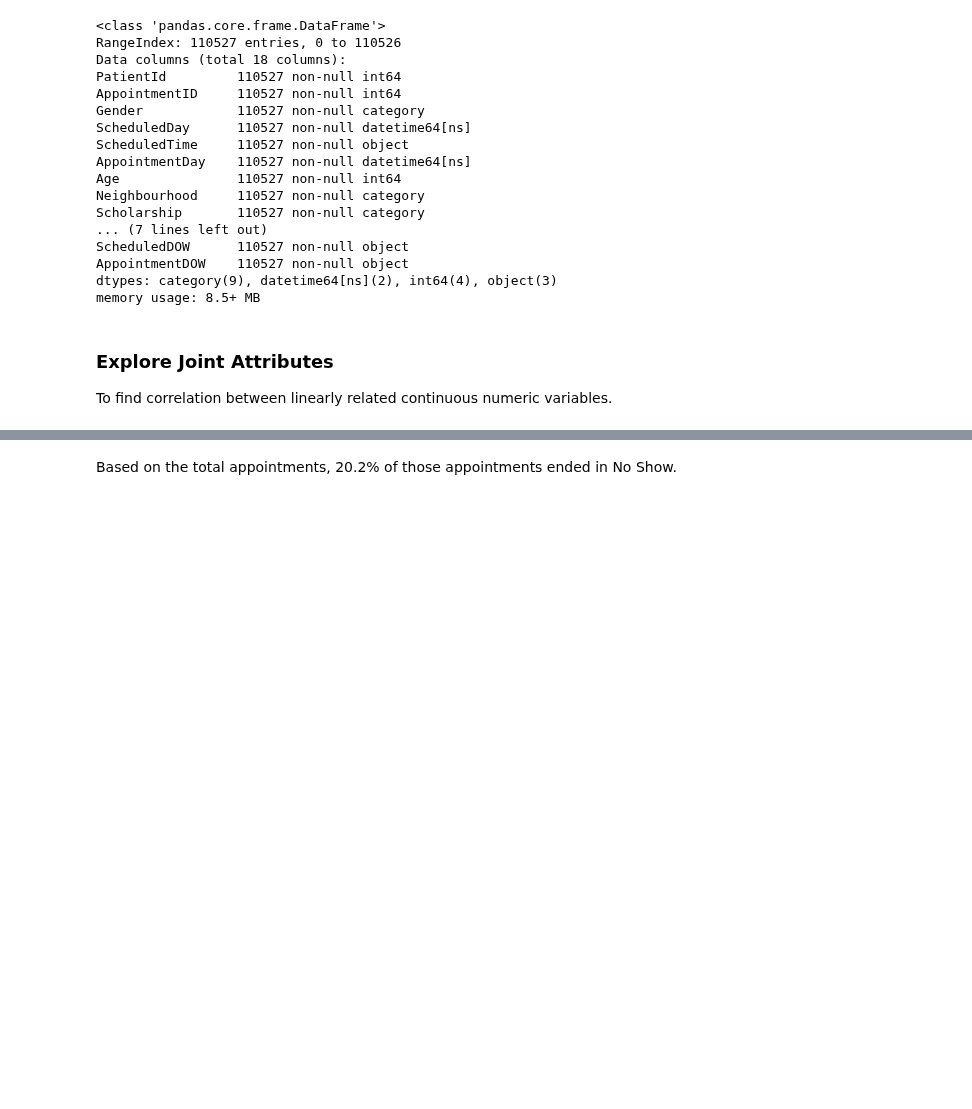
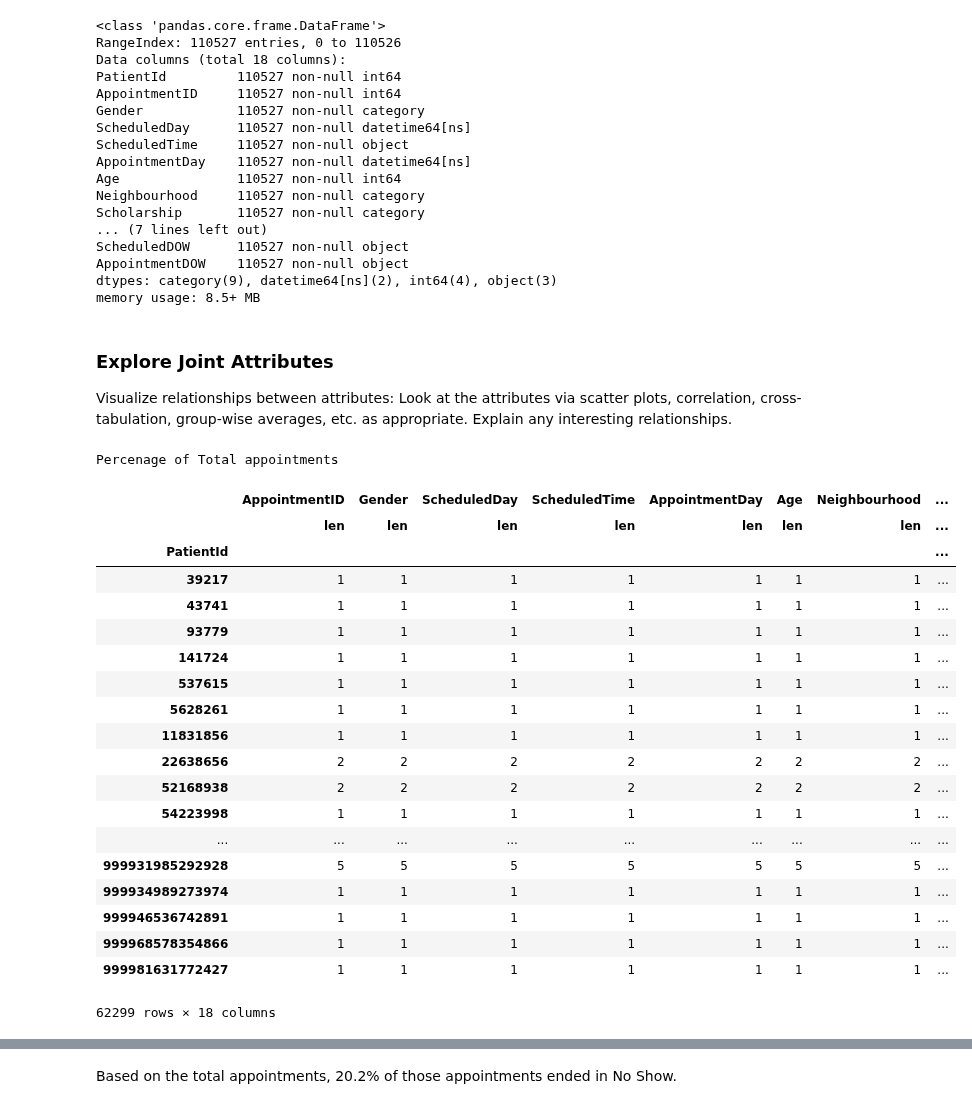
Before and after one commit to cdmorgan103/7331DataMiningNoShow, a Jupyter notebook: 7331DataMiningNoShow_CR.ipynb, the cells around one changed output, grey strips where cells are left out. Cells and saved outputs as stored; diff of their text form; code cells hidden in the pictures; blank space fills up the shorter version.

```diff
--- a/7331DataMiningNoShow_CR.ipynb
+++ b/7331DataMiningNoShow_CR.ipynb
@@ -341,9 +341,9 @@ ScheduledDOW      110527 non-null object
 AppointmentDOW    110527 non-null object
 dtypes: category(9), datetime64[ns](2), int64(4), object(3)
 memory usage: 8.5+ MB
-# %% [markdown]
-### Explore Joint Attributes
-To find correlation between linearly related continuous numeric variables.
+# %% [markdown]
+### Explore Joint Attributes
+Visualize relationships between attributes: Look at the attributes via scatter plots, correlation, cross-tabulation, group-wise averages, etc. as appropriate. Explain any interesting relationships.
 # %%
 %matplotlib inline
 import matplotlib.pyplot as plt
@@ -362,0 +363,26 @@ df = df.replace({'NoShow': {'Yes': True, 'No': False}})
+# %%
+pat_by_noshow = (df.groupby(['PatientId']).agg([len]))
+print("Percenage of Total appointments")
+pat_by_noshow
+# %% [output]
+Percenage of Total appointments
+|  | AppointmentID | Gender | ScheduledDay | ScheduledTime | AppointmentDay | Age | Neighbourhood | ... |
+|  | len | len | len | len | len | len | len | ... |
+| PatientId |  |  |  |  |  |  |  | ... |
+| 39217 | 1 | 1 | 1 | 1 | 1 | 1 | 1 | ... |
+| 43741 | 1 | 1 | 1 | 1 | 1 | 1 | 1 | ... |
+| 93779 | 1 | 1 | 1 | 1 | 1 | 1 | 1 | ... |
+| 141724 | 1 | 1 | 1 | 1 | 1 | 1 | 1 | ... |
+| 537615 | 1 | 1 | 1 | 1 | 1 | 1 | 1 | ... |
+| 5628261 | 1 | 1 | 1 | 1 | 1 | 1 | 1 | ... |
+| 11831856 | 1 | 1 | 1 | 1 | 1 | 1 | 1 | ... |
+| 22638656 | 2 | 2 | 2 | 2 | 2 | 2 | 2 | ... |
+| 52168938 | 2 | 2 | 2 | 2 | 2 | 2 | 2 | ... |
+| 54223998 | 1 | 1 | 1 | 1 | 1 | 1 | 1 | ... |
+| ... | ... | ... | ... | ... | ... | ... | ... | ... |
+| 999931985292928 | 5 | 5 | 5 | 5 | 5 | 5 | 5 | ... |
+| 999934989273974 | 1 | 1 | 1 | 1 | 1 | 1 | 1 | ... |
+| 999946536742891 | 1 | 1 | 1 | 1 | 1 | 1 | 1 | ... |
+| 999968578354866 | 1 | 1 | 1 | 1 | 1 | 1 | 1 | ... |
+| 999981631772427 | 1 | 1 | 1 | 1 | 1 | 1 | 1 | ... |
+62299 rows × 18 columns
```
Also changed, not shown: parts of 22 cells of this notebook.
